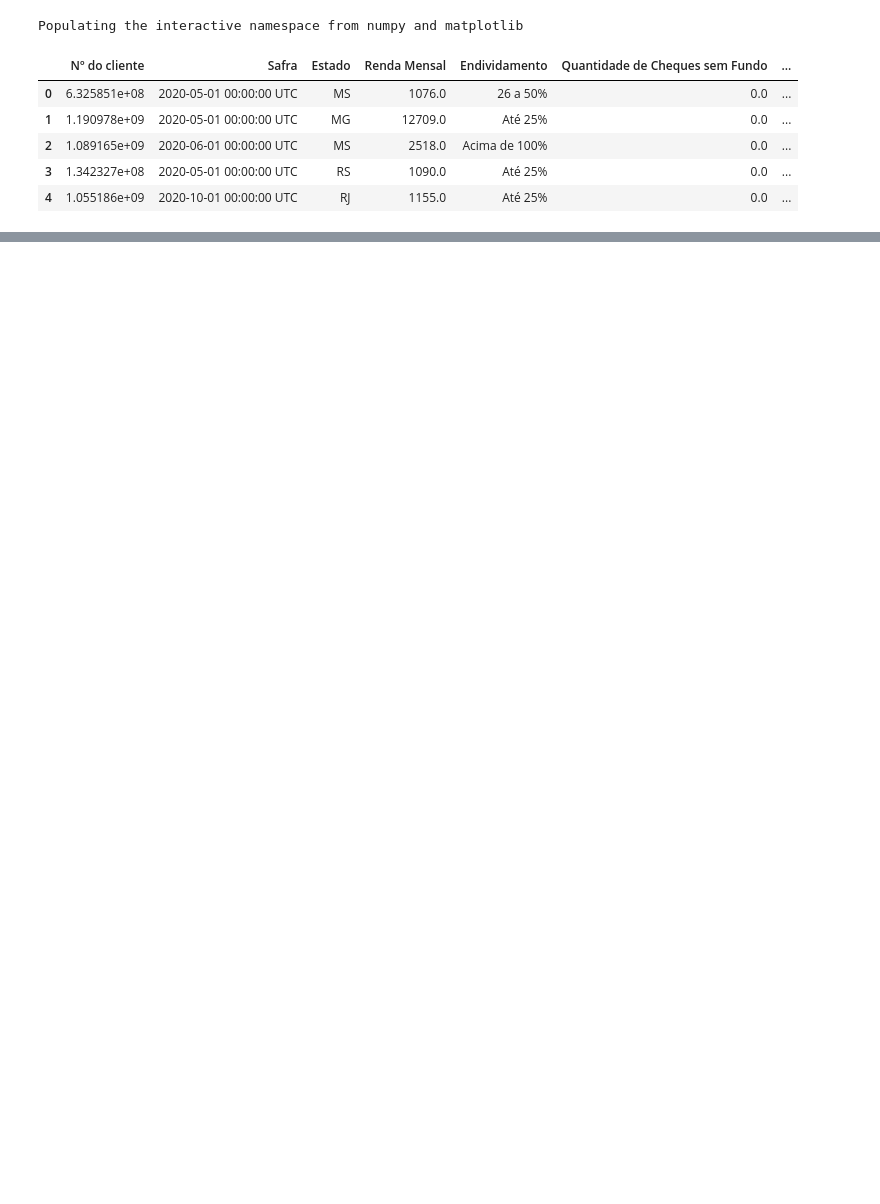
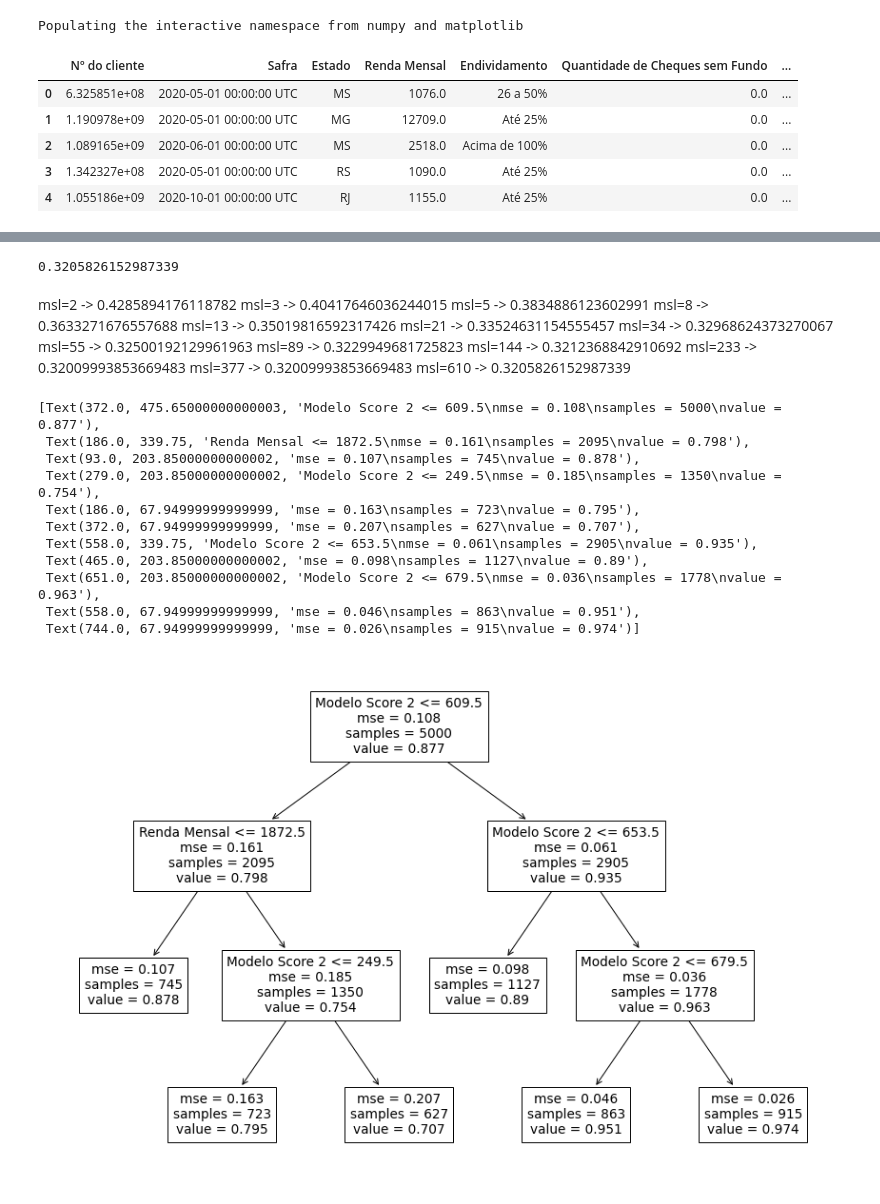
Before and after one commit to lorduakiti/diggi-teste, a Jupyter notebook: estudo_de_caso_diggi/analises/analise_arvore_de_decisao.ipynb, the cells around one changed output, grey strips where cells are left out. Cells and saved outputs as stored; diff of their text form; code cells hidden in the pictures; blank space fills up the shorter version.

```diff
--- a/estudo_de_caso_diggi/analises/analise_arvore_de_decisao.ipynb
+++ b/estudo_de_caso_diggi/analises/analise_arvore_de_decisao.ipynb
@@ -79,0 +174,42 @@ plot_tree(arvere, feature_names=Xtr.columns)
+# %%
+Xtr, Xval, ytr, yval = train_test_split(X, y, test_size=0.5, random_state=0)
+
+tree = DecisionTreeRegressor(min_samples_leaf=610, random_state=0)
+tree.fit(Xtr, ytr)
+
+p = tree.predict(Xval)
+
+np.sqrt(mean_squared_error(yval, p))
+# %% [output]
+0.3205826152987339
+# %% [markdown]
+msl=2 ->  0.4285894176118782
+msl=3 ->  0.40417646036244015
+msl=5 ->  0.3834886123602991
+msl=8 ->  0.3633271676557688
+msl=13 ->  0.35019816592317426
+msl=21 ->  0.33524631154555457
+msl=34 ->  0.32968624373270067
+msl=55 ->  0.32500192129961963
+msl=89 ->  0.3229949681725823
+msl=144 -> 0.3212368842910692
+msl=233 -> 0.32009993853669483
+msl=377 -> 0.32009993853669483
+msl=610 -> 0.3205826152987339
+# %%
+# Visualizando árvore de decisão
+pylab.figure(figsize=(15,10))
+plot_tree(tree, feature_names=Xtr.columns)
+# %% [output]
+[Text(372.0, 475.65000000000003, 'Modelo Score 2 <= 609.5\nmse = 0.108\nsamples = 5000\nvalue = 0.877'),
+ Text(186.0, 339.75, 'Renda Mensal <= 1872.5\nmse = 0.161\nsamples = 2095\nvalue = 0.798'),
+ Text(93.0, 203.85000000000002, 'mse = 0.107\nsamples = 745\nvalue = 0.878'),
+ Text(279.0, 203.85000000000002, 'Modelo Score 2 <= 249.5\nmse = 0.185\nsamples = 1350\nvalue = 0.754'),
+ Text(186.0, 67.94999999999999, 'mse = 0.163\nsamples = 723\nvalue = 0.795'),
+ Text(372.0, 67.94999999999999, 'mse = 0.207\nsamples = 627\nvalue = 0.707'),
+ Text(558.0, 339.75, 'Modelo Score 2 <= 653.5\nmse = 0.061\nsamples = 2905\nvalue = 0.935'),
+ Text(465.0, 203.85000000000002, 'mse = 0.098\nsamples = 1127\nvalue = 0.89'),
+ Text(651.0, 203.85000000000002, 'Modelo Score 2 <= 679.5\nmse = 0.036\nsamples = 1778\nvalue = 0.963'),
+ Text(558.0, 67.94999999999999, 'mse = 0.046\nsamples = 863\nvalue = 0.951'),
+ Text(744.0, 67.94999999999999, 'mse = 0.026\nsamples = 915\nvalue = 0.974')]
+[figure, added]
```
Also changed, not shown: parts of 15 cells of this notebook.
